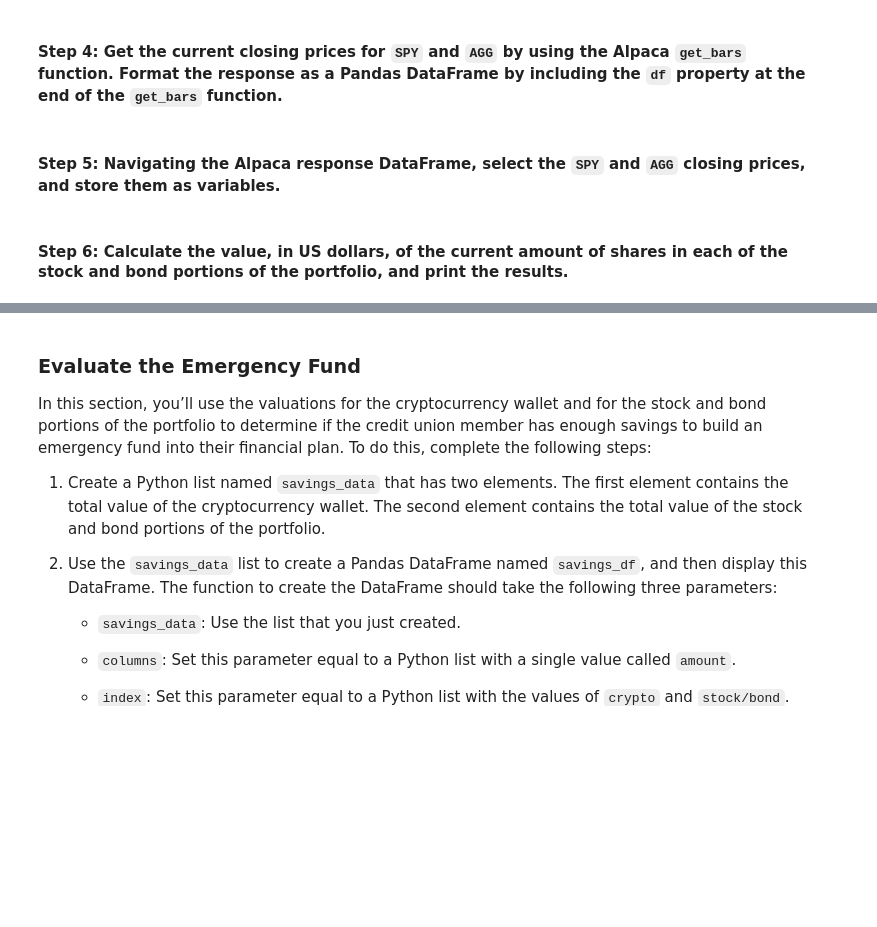
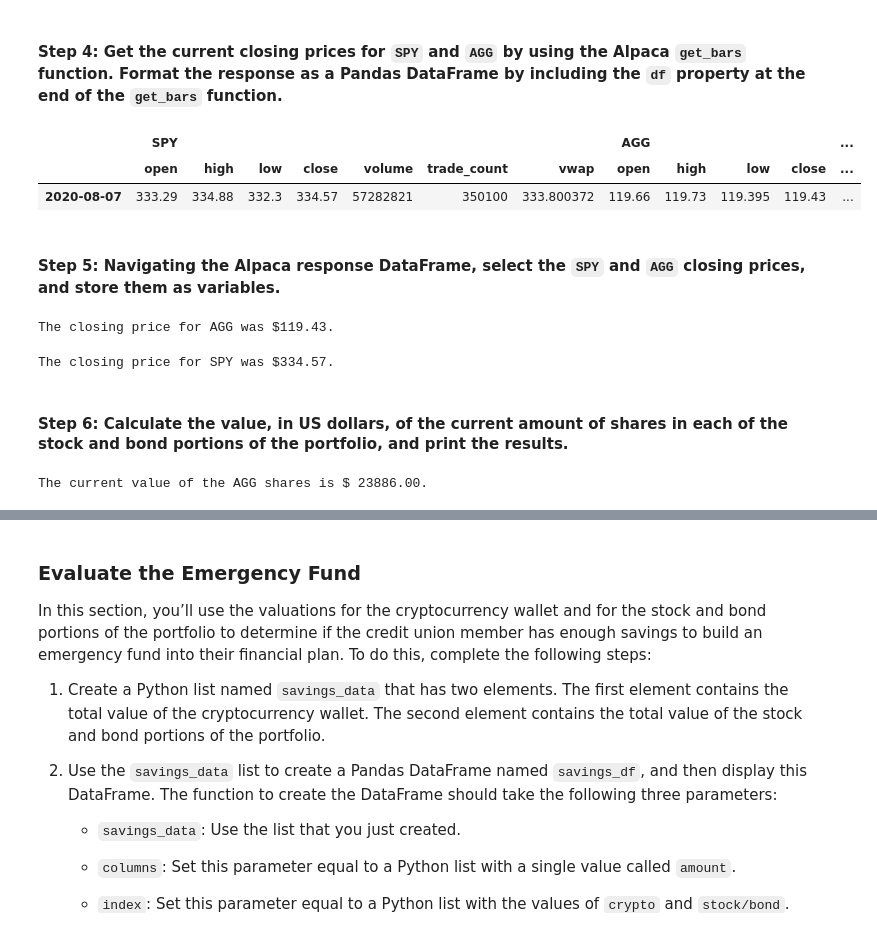
Before and after one commit to MC-Stream/The-Silver-Room, a Jupyter notebook: Module5-C/Starter_Code/financial_planning_tools.ipynb, the cells around one changed output, grey strips where cells are left out. Cells and saved outputs as stored; diff of their text form; code cells hidden in the pictures; blank space fills up the shorter version.

```diff
--- a/Module5-C/Starter_Code/financial_planning_tools.ipynb
+++ b/Module5-C/Starter_Code/financial_planning_tools.ipynb
@@ -202,56 +205,78 @@ agg_shares = 200
 - `start_date` and `end_date`: Use the same date for these parameters, and format them with the date of the previous weekday (or `2020-08-07`). This is because you want the one closing price for the most-recent trading day.
 # %%
 # Set the tickers for both the bond and stock portion of the portfolio
-# YOUR CODE HERE
+tickers = ["SPY","AGG"]
 
 # Set timeframe to 1Day
-# YOUR CODE HERE
+timeframe = "1Day"
 
 # Format current date as ISO format
 # Set both the start and end date at the date of your prior weekday
 # This will give you the closing price of the previous trading day
 # Alternatively you can use a start and end date of 2020-08-07
-# YOUR CODE HERE
-# YOUR CODE HERE
+start_date = pd.Timestamp("2020-08-07", tz="America/New_York").isoformat()
+end_date = pd.Timestamp("2020-08-07", tz="America/New_York").isoformat()
 # %% [markdown]
 #### Step 4: Get the current closing prices for `SPY` and `AGG` by using the Alpaca `get_bars` function. Format the response as a Pandas DataFrame by including the `df` property at the end of the `get_bars` function.
 # %%
 # Use the Alpaca get_bars function to get current closing prices the portfolio
 # Be sure to set the `df` property after the function to format the response object as a DataFrame
-# YOUR CODE HERE
-
-# Reorganize the DataFrame
-# Separate ticker data
-# YOUR CODE HERE
-
-# Concatenate the ticker DataFrames
-# YOUR CODE HERE
-
-# Review the first 5 rows of the Alpaca DataFrame
-# YOUR CODE HERE
+closing_prices_df = alpaca.get_bars(
+    tickers,
+    timeframe,
+    start=start_date,
+    end=end_date
+).df
+# %%
+# Reorganize the DataFrame
+# Separate ticker data
+SPY = closing_prices_df[closing_prices_df['symbol']=='SPY'].drop('symbol', axis=1)
+AGG = closing_prices_df[closing_prices_df['symbol']=='AGG'].drop('symbol', axis=1)
+
+# Concatenate the ticker DataFrames
+closing_prices_df = pd.concat([SPY, AGG], axis=1, keys=["SPY", "AGG"])
+
+# Update the index for the `closing_prices_df` DataFrame
+# to retain only the `date` component.
+closing_prices_df.index = closing_prices_df.index.date
+# %%
+# Review the first 5 rows of the Alpaca DataFrame
+closing_prices_df.head()
+# %% [output]
+|  | SPY |  |  |  |  |  |  | AGG |  |  |  | ... |
+|  | open | high | low | close | volume | trade_count | vwap | open | high | low | close | ... |
+| 2020-08-07 | 333.29 | 334.88 | 332.3 | 334.57 | 57282821 | 350100 | 333.800372 | 119.66 | 119.73 | 119.395 | 119.43 | ... |
 # %% [markdown]
 #### Step 5: Navigating the Alpaca response DataFrame, select the `SPY` and `AGG` closing prices, and store them as variables.
 # %%
 # Access the closing price for AGG from the Alpaca DataFrame
 # Converting the value to a floating point number
-agg_close_price = # YOUR CODE HERE
+agg_close_price = closing_prices_df["AGG"]
+agg_close_price = float(agg_close_price["close"])
 
 # Print the AGG closing price
-# YOUR CODE HERE
+print(f"The closing price for AGG was ${agg_close_price}.")
+# %% [output]
+The closing price for AGG was $119.43.
 # %%
 # Access the closing price for SPY from the Alpaca DataFrame
 # Converting the value to a floating point number
-spy_close_price = # YOUR CODE HERE
+spy_close_price = closing_prices_df["SPY"]
+spy_close_price = float(spy_close_price["close"])
 
 # Print the SPY closing price
-# YOUR CODE HERE
+print(f"The closing price for SPY was ${spy_close_price}.")
+# %% [output]
+The closing price for SPY was $334.57.
 # %% [markdown]
 #### Step 6: Calculate the value, in US dollars, of the current amount of shares in each of the stock and bond portions of the portfolio, and print the results.
 # %%
 # Calculate the current value of the bond portion of the portfolio
-agg_value = # YOUR CODE HERE
+agg_value = agg_close_price * agg_shares
 
 # Print the current value of the bond portfolio
-# YOUR CODE HERE
+print(f"The current value of the AGG shares is ${agg_value: .2f}.")
+# %% [output]
+The current value of the AGG shares is $ 23886.00.
 # %%
 # Calculate the current value of the stock portion of the portfolio
```
Also changed, not shown: parts of 11 cells of this notebook.
